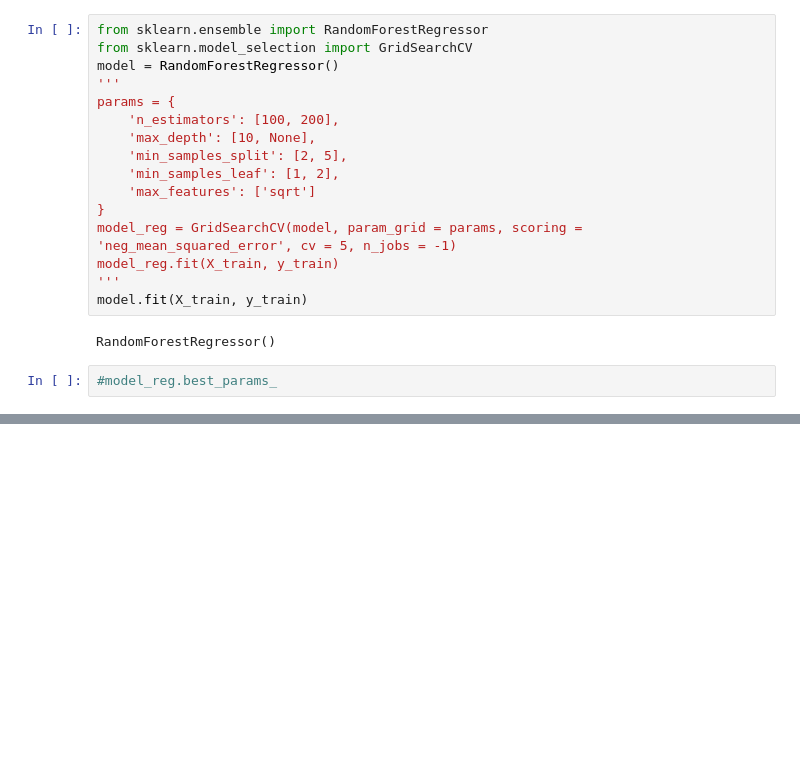
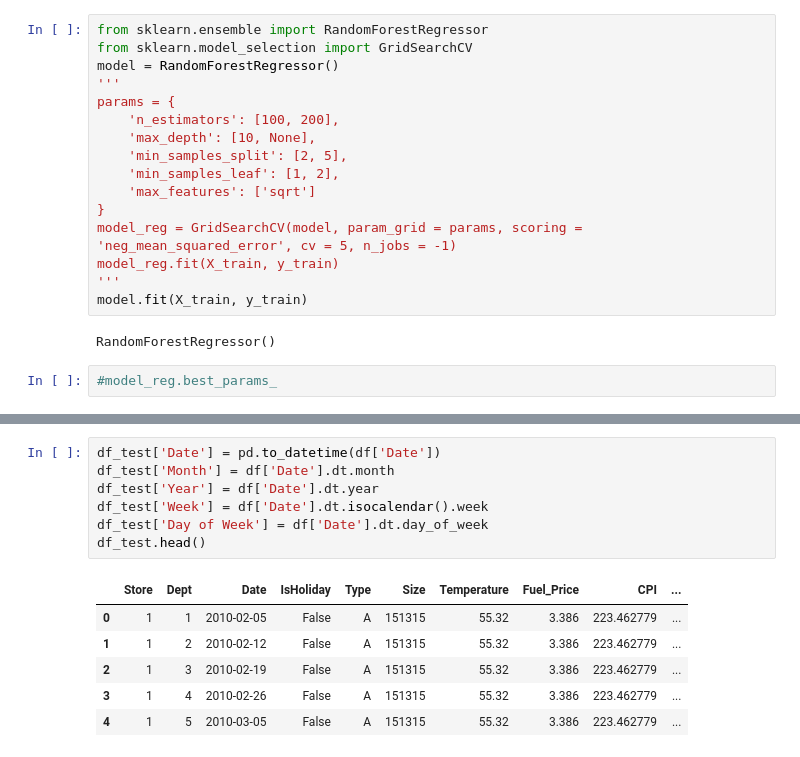
Before and after one commit to Arnav-Aeon/Walmart-Sales-Prediction, a Jupyter notebook: Walmart Sales Forecasting .ipynb, the cells around one changed output, grey strips where cells are left out. Cells and saved outputs as stored; diff of their text form; blank space fills up the shorter version.

```diff
--- a/Walmart Sales Forecasting .ipynb
+++ b/Walmart Sales Forecasting .ipynb
@@ -522,0 +550,14 @@ plt.show()
+# %%
+df_test['Date'] = pd.to_datetime(df['Date'])
+df_test['Month'] = df['Date'].dt.month
+df_test['Year'] = df['Date'].dt.year
+df_test['Week'] = df['Date'].dt.isocalendar().week
+df_test['Day of Week'] = df['Date'].dt.day_of_week
+df_test.head()
+# %% [output]
+|  | Store | Dept | Date | IsHoliday | Type | Size | Temperature | Fuel_Price | CPI | ... |
+| 0 | 1 | 1 | 2010-02-05 | False | A | 151315 | 55.32 | 3.386 | 223.462779 | ... |
+| 1 | 1 | 2 | 2010-02-12 | False | A | 151315 | 55.32 | 3.386 | 223.462779 | ... |
+| 2 | 1 | 3 | 2010-02-19 | False | A | 151315 | 55.32 | 3.386 | 223.462779 | ... |
+| 3 | 1 | 4 | 2010-02-26 | False | A | 151315 | 55.32 | 3.386 | 223.462779 | ... |
+| 4 | 1 | 5 | 2010-03-05 | False | A | 151315 | 55.32 | 3.386 | 223.462779 | ... |
```
Also changed, not shown: parts of 47 cells of this notebook.
